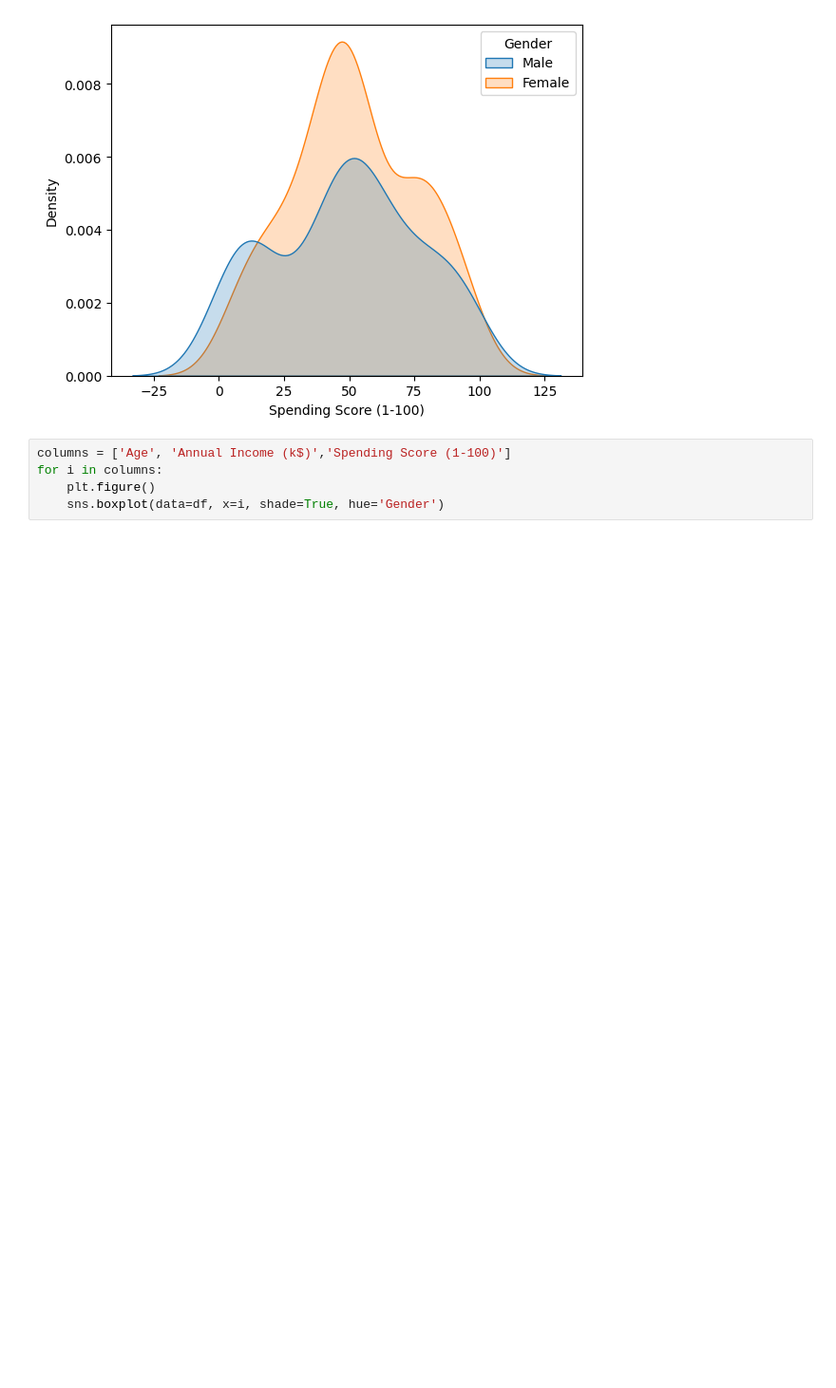
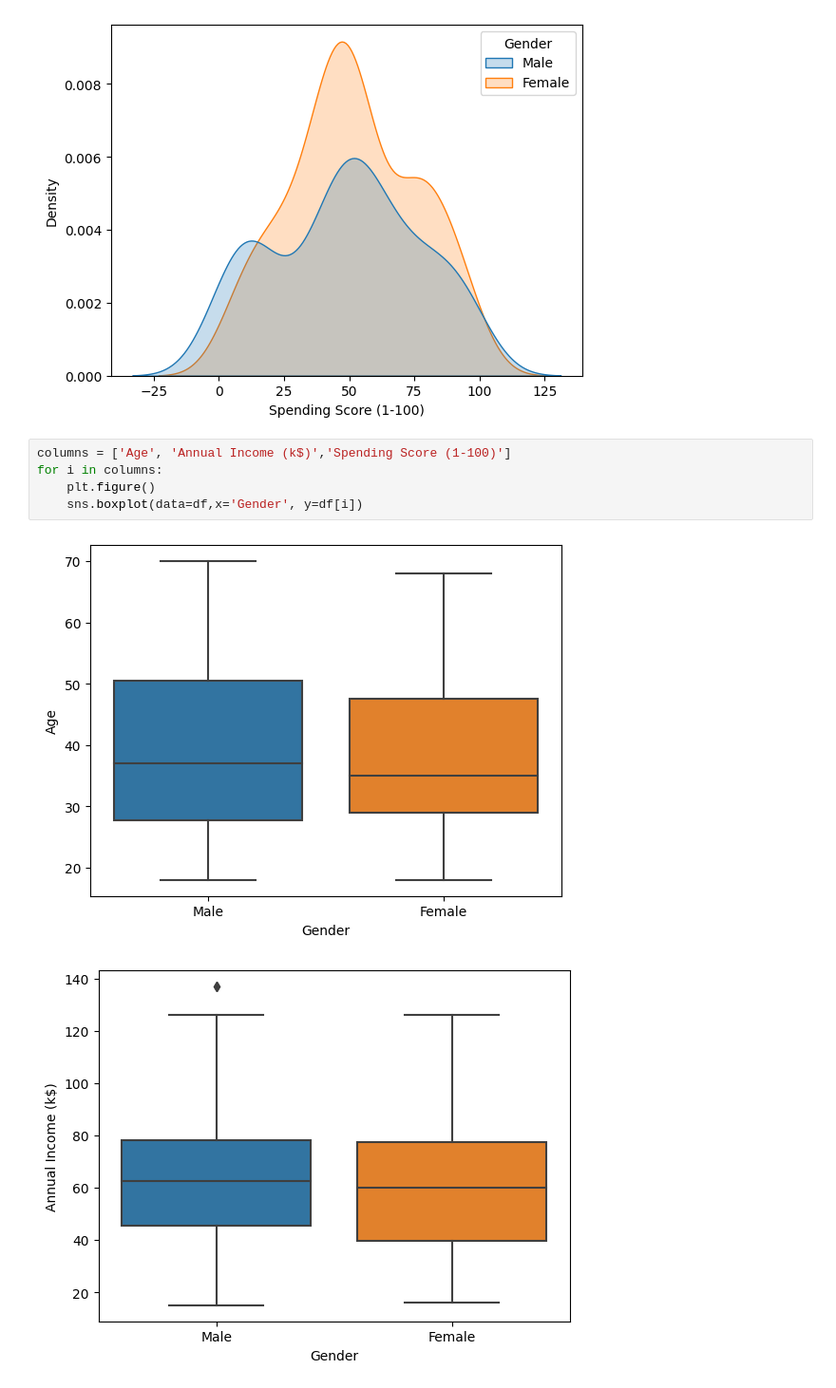
Before and after one commit to VanshSharma0/Data-Analysis, a Jupyter notebook: index.ipynb, the cells around one changed output. Shown: that part at 95% size. Saved outputs shown, nothing was run; the diff lists cells and outputs as text; blank space fills up the shorter version.

```diff
--- a/index.ipynb
+++ b/index.ipynb
@@ -66,5 +66,8 @@ for i in columns:
 # %%
 columns = ['Age', 'Annual Income (k$)','Spending Score (1-100)']
 for i in columns:
     plt.figure()
-    sns.boxplot(data=df, x=i, shade=True, hue='Gender')
+    sns.boxplot(data=df,x='Gender', y=df[i])
+# %% [output]
+[figure, added]
+[figure, added]
```
Also changed, not shown: parts of 7 cells of this notebook.
